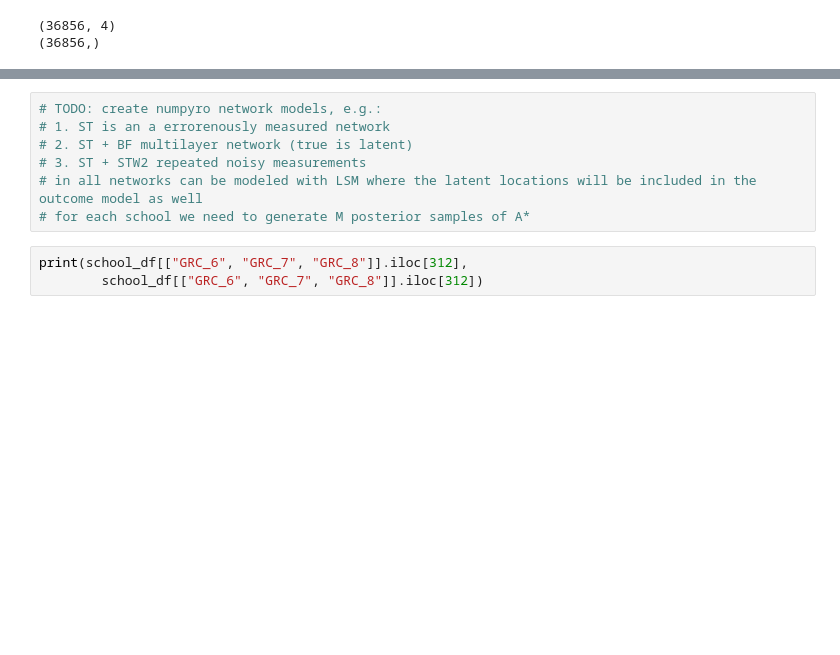
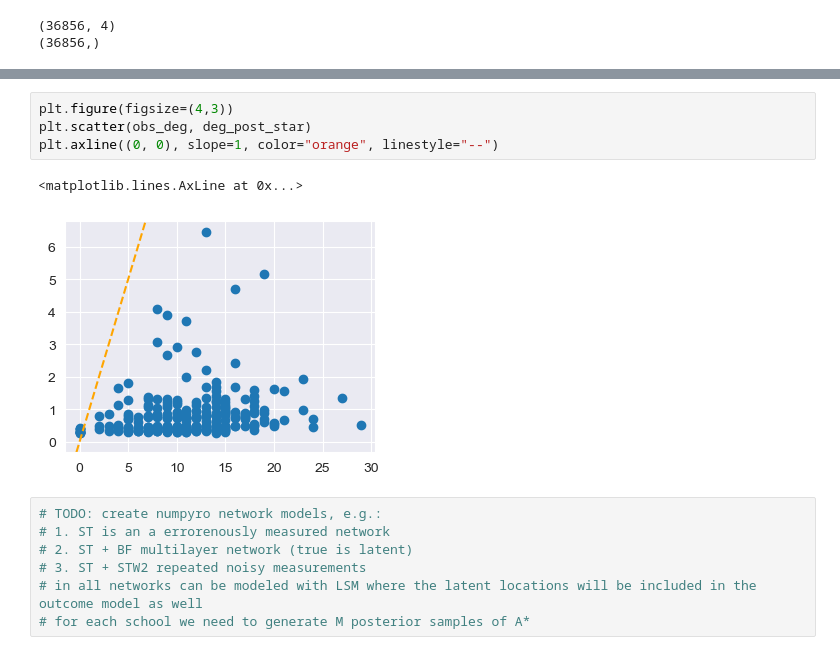
Before and after one commit to barwein/BayesProxyNets, a Jupyter notebook: Data/Palluck_et_al/Data_analysis.ipynb, the cells around one changed output, grey strips where cells are left out. Cells and saved outputs as stored; diff of their text form; blank space fills up the shorter version.

```diff
--- a/Data/Palluck_et_al/Data_analysis.ipynb
+++ b/Data/Palluck_et_al/Data_analysis.ipynb
@@ -422,3 +514,10 @@ AssertionError:
+# %%
+plt.figure(figsize=(4,3))
+plt.scatter(obs_deg, deg_post_star)
+plt.axline((0, 0), slope=1, color="orange", linestyle="--")
+# %% [output]
+<matplotlib.lines.AxLine at 0x...>
+[figure, added]
 # %%
 # TODO: create numpyro network models, e.g.:
 # 1. ST is an a errorenously measured network
@@ -426,6 +525,3 @@ AssertionError:
 # 3. ST + STW2 repeated noisy measurements
 # in all networks can be modeled with LSM where the latent locations will be included in the outcome model as well
 # for each school we need to generate M posterior samples of A*
-# %%
-print(school_df[["GRC_6", "GRC_7", "GRC_8"]].iloc[312],
-        school_df[["GRC_6", "GRC_7", "GRC_8"]].iloc[312])
```
Also changed, not shown: parts of 30 cells of this notebook, 8 other files.
